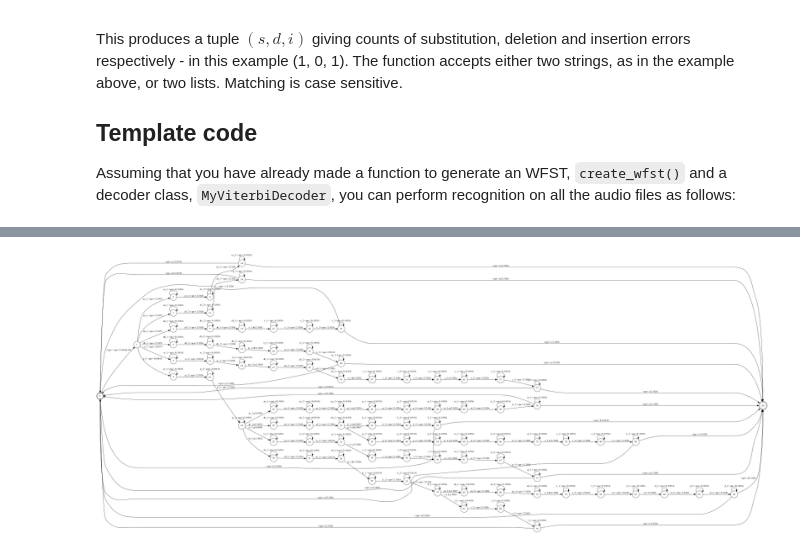
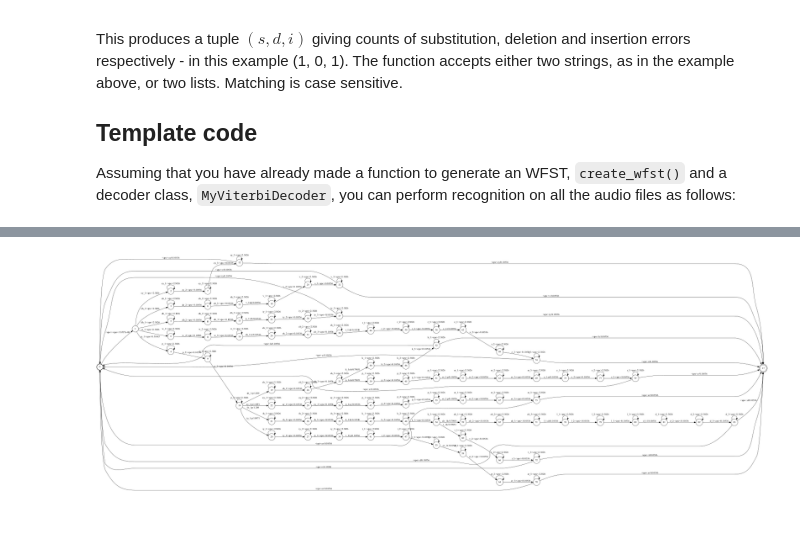
Before and after one commit to orpheus128/asr-assignment, a Jupyter notebook: assignment.ipynb, the cells around one changed output, grey strips where cells are left out. Drawn from its saved outputs; the diff is of its cells as text; code cells hidden in the pictures; blank space fills up the shorter version.

```diff
--- a/assignment.ipynb
+++ b/assignment.ipynb
@@ -466,7 +458,7 @@ for wav_file in glob.glob('/group/teaching/asr/labs/recordings/*.wav'):
 def build_bigram_model_backoff(corpus):
     bigram_model = {}
     unigram_counts = Counter()
-
+    IS_NORMALISE = False
     for sentence in corpus:
         words = sentence.split()
         for word in words:
@@ -492,9 +484,11 @@ def build_bigram_model_backoff(corpus):
             if next_word not in prob_dist:
                 prob_dist[next_word] = prob * 0.05
 
-        # Normalize the probabilities to sum to 1
+        # Normalise the probabilities to sum to 1
         total_prob = sum(prob_dist.values())
-        bigram_model[word] = {k: v / total_prob for k, v in prob_dist.items()}
+        if IS_NORMALISE:
+            bigram_model[word] = {k: v / total_prob for k, v in prob_dist.items()}
+        else: return prob_dist
 
     # Adding silence transition probabilities
     words = list(bigram_model.keys())
@@ -514,6 +508,6 @@ def verify_probabilities(bigram_model):
             print(f"'{word}' probabilities sum correctly to {total_prob}")
 
 
-bigrams = build_bigram_model_backoff(all_transcription)
-verify_probabilities(bigrams)
-print(bigrams["a"].keys())
+# bigrams = build_bigram_model_backoff(all_transcription)
+# verify_probabilities(bigrams)
+# print(bigrams["a"].keys())
@@ -566,6 +547,12 @@ def create_wfst(bigram):
 
     BIGRAM_THRESHOLD = 0.1
 
+    IS_BIGRAM = False
+
+    IS_BIGRAM_THRESH = False
+
+    IS_SILENCE = False
+
     f = fst.Fst('log')
     n = 3
     f.set_input_symbols(state_table)
@@ -574,45 +561,47 @@ def create_wfst(bigram):
     start_state = f.add_state()
     f.set_start(start_state)
 
-    f_weight = fst.Weight('log', -math.log(1)) #when no silence, set final weight to -log(1)
-    start_weight = fst.Weight('log', -math.log(1/11))
-
+    f_weight = fst.Weight('log', -math.log(1)) #no penalising
+    if IS_SILENCE:
+        start_weight = fst.Weight('log', -math.log(1/11))
+    else:
+        start_weight = fst.Weight('log', -math.log(1/10))
     first_states = []
     final_states = []
     for word, phones in lex.items():
         current_state = f.add_state()
         first_states.append((current_state, word))
 
         f.add_arc(start_state, fst.Arc(0, 0, start_weight, current_state))
         for phone in phones:
             current_state = generate_phone_wfst(f, current_state, phone, n)
         # note: new current_state is now set to the final state of the previous phone WFST
 
         f.set_final(current_state)
 
         f.add_arc(current_state, fst.Arc(0, 0, f_weight, start_state))
 
         final_states.append((current_state, word))
-
-    #for current_state, current_word in final_states:
-        #print(current_word)
-        #for next_state, next_word in first_states:
-            #if bigram[current_word][next_word] > BIGRAM_THRESHOLD:
-                #print(next_word)
-                #print(bigram[current_word][next_word])
-                #f.add_arc(current_state, fst.Arc(0, 0, fst.Weight('log', -math.log(bigram[current_word][next_word])), next_state))
+    if IS_BIGRAM:
+        for current_state, current_word in final_states:
+#             print(current_word)
+            for next_state, next_word in first_states:
+                if bigram[current_word][next_word] > BIGRAM_THRESHOLD or not IS_BIGRAM_THRESH:
+#                     print(next_word)
+#                     print(bigram[current_word][next_word])
+                    f.add_arc(current_state, fst.Arc(0, 0, fst.Weight('log', -math.log(bigram[current_word][next_word])), next_state))
 
     return f
 bigrams = build_bigram_model_backoff(all_transcription)
 f = create_wfst(bigrams)
 f = fst.determinize(f)
 from subprocess import check_call
 from IPython.display import Image
 f.draw('tmp.dot', portrait=True)
 check_call(['dot','-Tpng','-Gdpi=200','tmp.dot','-o','tmp.png'])
 Image(filename='tmp.png')
 # %% [output]
-[figure, old version]
+[figure, new version]
 # %%
 #with open("Task 2 silence test.txt", "w") as file:
 
```
Also changed, not shown: parts of 5 cells of this notebook, 7 other files.
